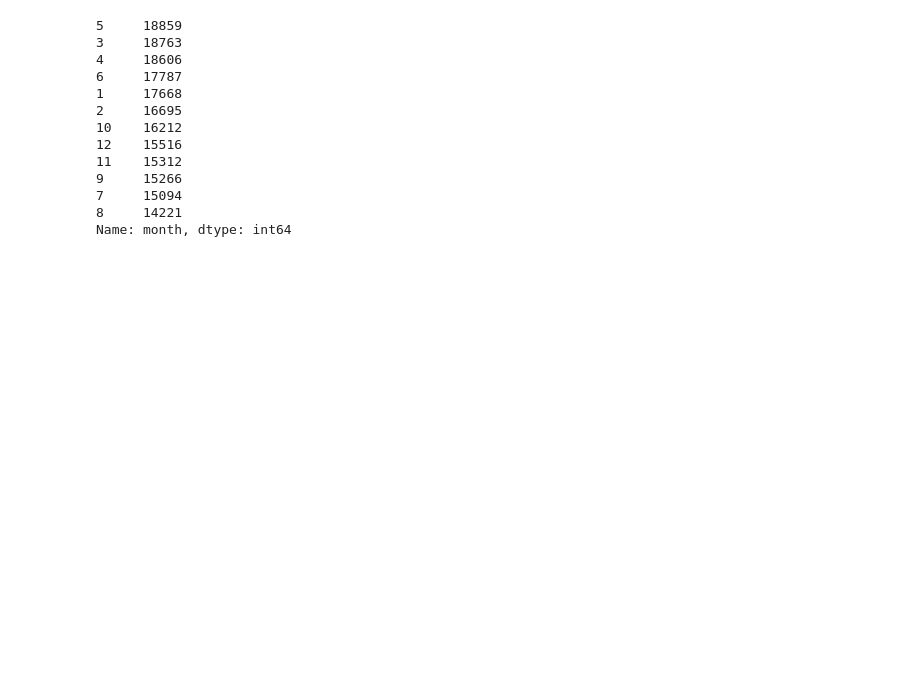
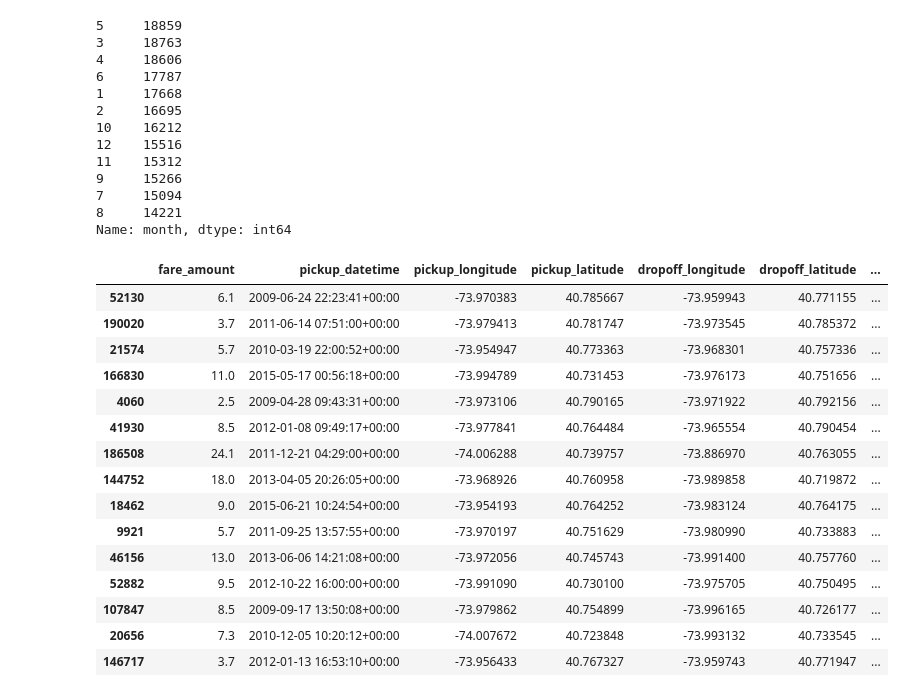
Before and after one commit to ganesh-swaminathan/pythonds, a Jupyter notebook: uber_casestudy.ipynb, the cells around one changed output. Saved outputs shown, nothing was run; the diff lists cells and outputs as text; code cells hidden in the pictures; blank space fills up the shorter version.

```diff
--- a/uber_casestudy.ipynb
+++ b/uber_casestudy.ipynb
@@ -120,3 +113,25 @@ uberdata['month'].value_counts()
 7     15094
 8     14221
 Name: month, dtype: int64
+# %%
+uberdata['Period']=pd.cut(uberdata['month'],bins=[0,3,6,9,12],
+                               labels=['Q1','Q2','Q3','Q4'])
+# %%
+uberdata.sample(15)
+# %% [output]
+|  | fare_amount | pickup_datetime | pickup_longitude | pickup_latitude | dropoff_longitude | dropoff_latitude | ... |
+| 52130 | 6.1 | 2009-06-24 22:23:41+00:00 | -73.970383 | 40.785667 | -73.959943 | 40.771155 | ... |
+| 190020 | 3.7 | 2011-06-14 07:51:00+00:00 | -73.979413 | 40.781747 | -73.973545 | 40.785372 | ... |
+| 21574 | 5.7 | 2010-03-19 22:00:52+00:00 | -73.954947 | 40.773363 | -73.968301 | 40.757336 | ... |
+| 166830 | 11.0 | 2015-05-17 00:56:18+00:00 | -73.994789 | 40.731453 | -73.976173 | 40.751656 | ... |
+| 4060 | 2.5 | 2009-04-28 09:43:31+00:00 | -73.973106 | 40.790165 | -73.971922 | 40.792156 | ... |
+| 41930 | 8.5 | 2012-01-08 09:49:17+00:00 | -73.977841 | 40.764484 | -73.965554 | 40.790454 | ... |
+| 186508 | 24.1 | 2011-12-21 04:29:00+00:00 | -74.006288 | 40.739757 | -73.886970 | 40.763055 | ... |
+| 144752 | 18.0 | 2013-04-05 20:26:05+00:00 | -73.968926 | 40.760958 | -73.989858 | 40.719872 | ... |
+| 18462 | 9.0 | 2015-06-21 10:24:54+00:00 | -73.954193 | 40.764252 | -73.983124 | 40.764175 | ... |
+| 9921 | 5.7 | 2011-09-25 13:57:55+00:00 | -73.970197 | 40.751629 | -73.980990 | 40.733883 | ... |
+| 46156 | 13.0 | 2013-06-06 14:21:08+00:00 | -73.972056 | 40.745743 | -73.991400 | 40.757760 | ... |
+| 52882 | 9.5 | 2012-10-22 16:00:00+00:00 | -73.991090 | 40.730100 | -73.975705 | 40.750495 | ... |
+| 107847 | 8.5 | 2009-09-17 13:50:08+00:00 | -73.979862 | 40.754899 | -73.996165 | 40.726177 | ... |
+| 20656 | 7.3 | 2010-12-05 10:20:12+00:00 | -74.007672 | 40.723848 | -73.993132 | 40.733545 | ... |
+| 146717 | 3.7 | 2012-01-13 16:53:10+00:00 | -73.956433 | 40.767327 | -73.959743 | 40.771947 | ... |
```
Also changed, not shown: parts of 27 cells of this notebook.
